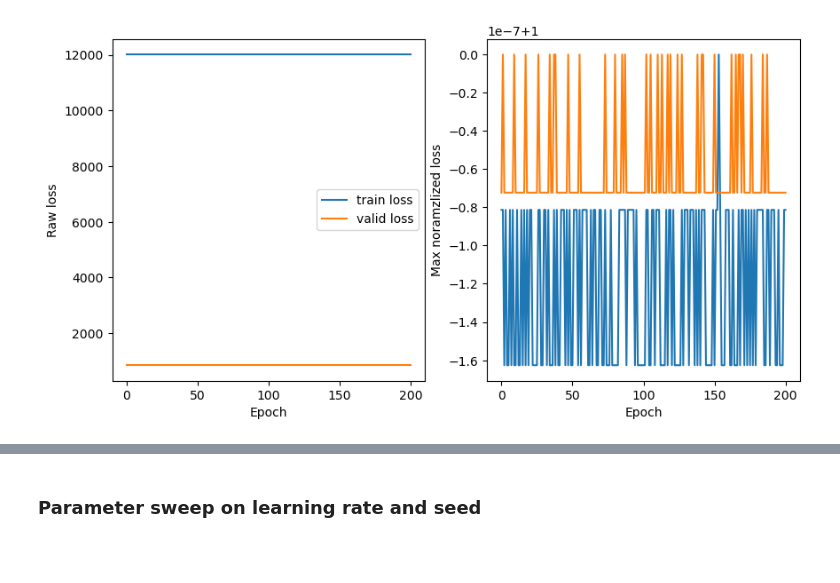
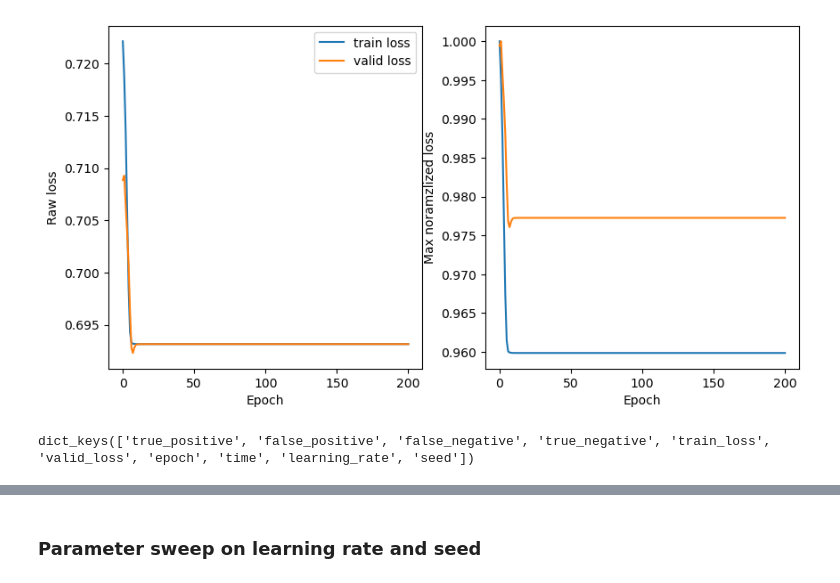
Before and after one commit to LiorAvrahami/smfish_spot_detection, a Jupyter notebook: neural_network/monitor_network_progress.ipynb, the cells around one changed output, grey strips where cells are left out. Drawn from its saved outputs; the diff is of its cells as text; code cells hidden in the pictures; blank space fills up the shorter version.

```diff
--- a/neural_network/monitor_network_progress.ipynb
+++ b/neural_network/monitor_network_progress.ipynb
@@ -23,23 +23,31 @@ def load_pickle(file_path):
 
     return loaded_data
 # %%
-file_path = 'run_statistics_spot_detection_lr-0.001_seed-7single.pickle'
-loaded_data = load_pickle(file_path)
+def plot_pickle(file_path):
+    loaded_data = load_pickle(file_path)
 
-NCOLS = 2
-fig,axes  = plt.subplots(ncols=NCOLS, nrows=1, figsize=(NCOLS*5,5))
+    NCOLS = 2
+    fig,axes  = plt.subplots(ncols=NCOLS, nrows=1, figsize=(NCOLS*5,5))
 
-axes[0].plot(range(len(loaded_data['train_loss'])), loaded_data['train_loss'],label='train loss')
-axes[0].plot(range(len(loaded_data['valid_loss'])), loaded_data['valid_loss'],label='valid loss')
-axes[0].set_xlabel("Epoch")
-axes[0].set_ylabel("Raw loss")
+    axes[0].plot(range(len(loaded_data['train_loss'])), loaded_data['train_loss'],label='train loss')
+    axes[0].plot(range(len(loaded_data['valid_loss'])), loaded_data['valid_loss'],label='valid loss')
+    axes[0].set_xlabel("Epoch")
+    axes[0].set_ylabel("Raw loss")
 
-axes[1].plot(range(len(loaded_data['train_loss'])), loaded_data['train_loss']/np.max(loaded_data['train_loss']),label='train loss')
-axes[1].plot(range(len(loaded_data['valid_loss'])), loaded_data['valid_loss']/np.max(loaded_data['valid_loss']),label='valid loss')
-axes[1].set_xlabel("Epoch")
-axes[1].set_ylabel("Max noramzlized loss")
+    axes[1].plot(range(len(loaded_data['train_loss'])), loaded_data['train_loss']/np.max(loaded_data['train_loss']),label='train loss')
+    axes[1].plot(range(len(loaded_data['valid_loss'])), loaded_data['valid_loss']/np.max(loaded_data['valid_loss']),label='valid loss')
+    axes[1].set_xlabel("Epoch")
+    axes[1].set_ylabel("Max noramzlized loss")
 
-axes[0].legend()
-plt.show()
+    axes[0].legend()
+    plt.show()
-# %% [output]
-[figure, removed]
+# %%
+plot_pickle('run_statistics_spot_detection_lr-0.001_seed-7single.pickle')
+plot_pickle('run_statistics_spot_detection_lr-0.001_seed-7single2.pickle')
+# %% [output]
+[figure, added]
+# %%
+file_path = 'run_statistics_spot_detection_lr-0.001_seed-7single.pickle'
+loaded_data = load_pickle(file_path)
+# %% [output]
+dict_keys(['true_positive', 'false_positive', 'false_negative', 'true_negative', 'train_loss', 'valid_loss', 'epoch', 'time', 'learning_rate', 'seed'])
```
Also changed, not shown: parts of 6 cells of this notebook, 2 other files.
